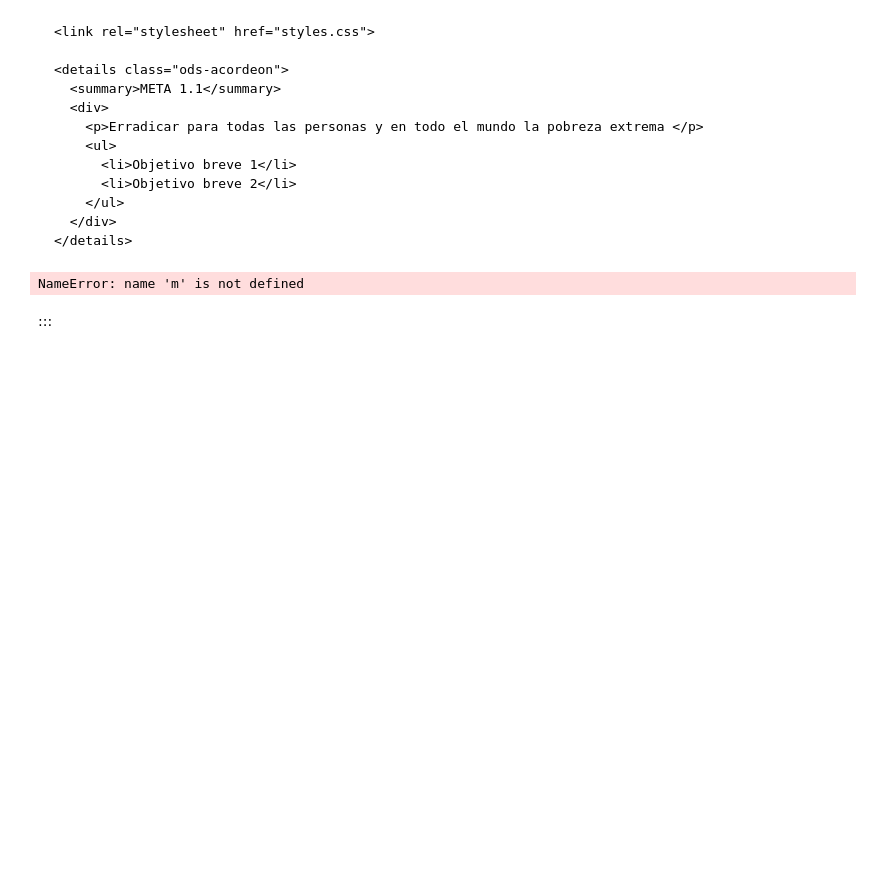
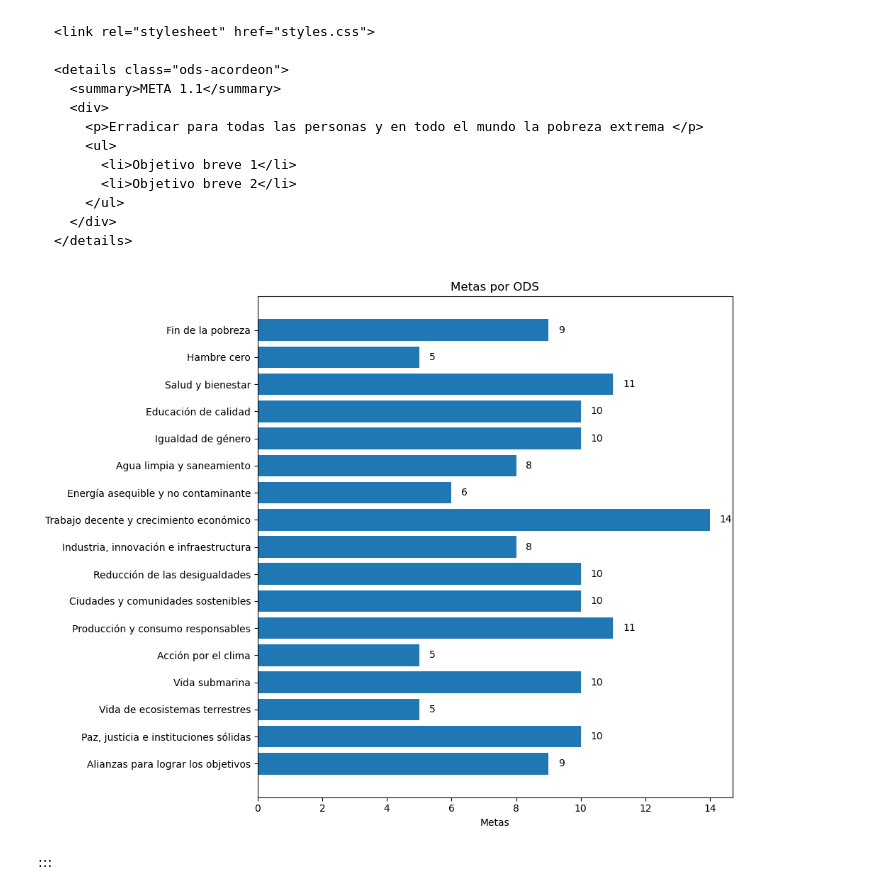
Before and after one commit to IrvinGranillo/ODS-UNAM, a Jupyter notebook: ODS_PRUEVA.ipynb, the cells around one changed output. Saved outputs shown, nothing was run; the diff lists cells and outputs as text; code cells hidden in the pictures; blank space fills up the shorter version.

````diff
--- a/ODS_PRUEVA.ipynb
+++ b/ODS_PRUEVA.ipynb
@@ -86,32 +86,28 @@ plt.tight_layout()
 </details>
 ```
 # %%
-
 import pandas as pd
 import matplotlib.pyplot as plt
-import os
-df = pd.read_csv(m.csv)
 
+df = pd.DataFrame({
+    "ODS":[1,2,3,4,5,6,7,8,9,10,11,12,13,14,15,16,17],
+    "Nombre":["Fin de la pobreza","Hambre cero","Salud y bienestar","Educación de calidad","Igualdad de género","Agua limpia y saneamiento","Energía asequible y no contaminante","Trabajo decente y crecimiento económico","Industria, innovación e infraestructura","Reducción de las desigualdades","Ciudades y comunidades sostenibles","Producción y consumo responsables","Acción por el clima","Vida submarina","Vida de ecosistemas terrestres","Paz, justicia e instituciones sólidas","Alianzas para lograr los objetivos"],
+    "Metas":[9,5,11,10,10,8,6,14,8,10,10,11,5,10,5,10,9]
+})
 
-
-
-# Create horizontal bar chart
-plt.style.use('seaborn-v0_8')
-fig, ax = plt.subplots(figsize=(10, 8))
-ax.barh(df.iloc[:, 0], df.iloc[:, 2], color='skyblue')
-ax.set_xlabel('Cantidad de Metas')
-ax.set_ylabel('Objetivo de Desarrollo Sostenible (ODS)')
-ax.set_title('Cantidad de Metas por ODS')
-
-# Add labels to each bar
-for i, (value, label) in enumerate(zip(df.iloc[:, 2], df.iloc[:, 0])):
-    ax.text(value + 0.3, i, str(value), va='center', fontsize=9)
-
+fig, ax = plt.subplots(figsize=(10,8))
+y_pos = range(len(df))
+ax.barh(y_pos, df["Metas"], color="tab:blue")
+ax.set_yticks(y_pos)
+ax.set_yticklabels(df["Nombre"])
+ax.invert_yaxis()
+for i, v in enumerate(df["Metas"]):
+    ax.text(v + 0.3, i, str(v), va="center")
+ax.set_xlabel("Metas")
+ax.set_title("Metas por ODS")
 plt.tight_layout()
-plt.savefig(output_path)
-
-print("Gráfica de barras horizontales creada y guardada como ods_metas_barplot.png")
+plt.show()
 # %% [output]
-NameError: name 'm' is not defined
+[figure, added]
 # %% [markdown]
 :::
````
Also changed, not shown: 1 other file.
